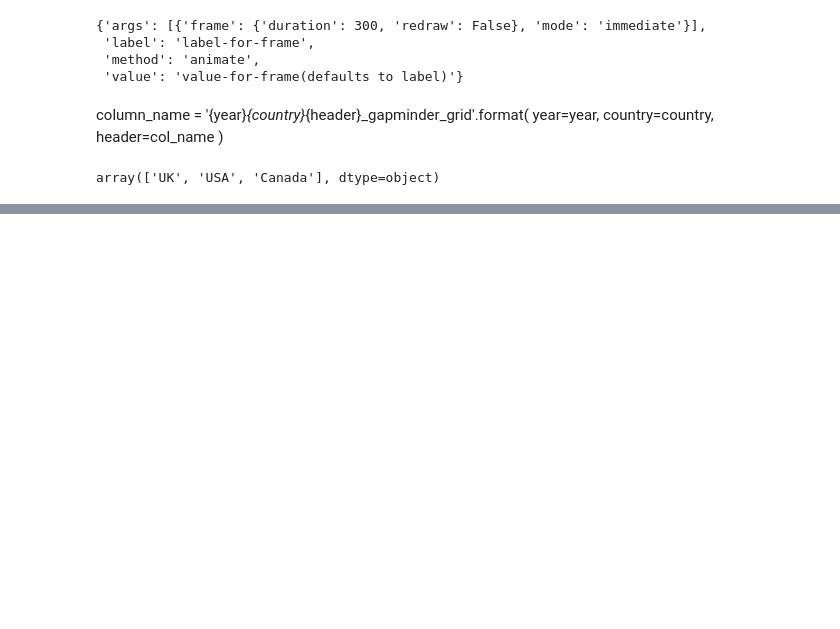
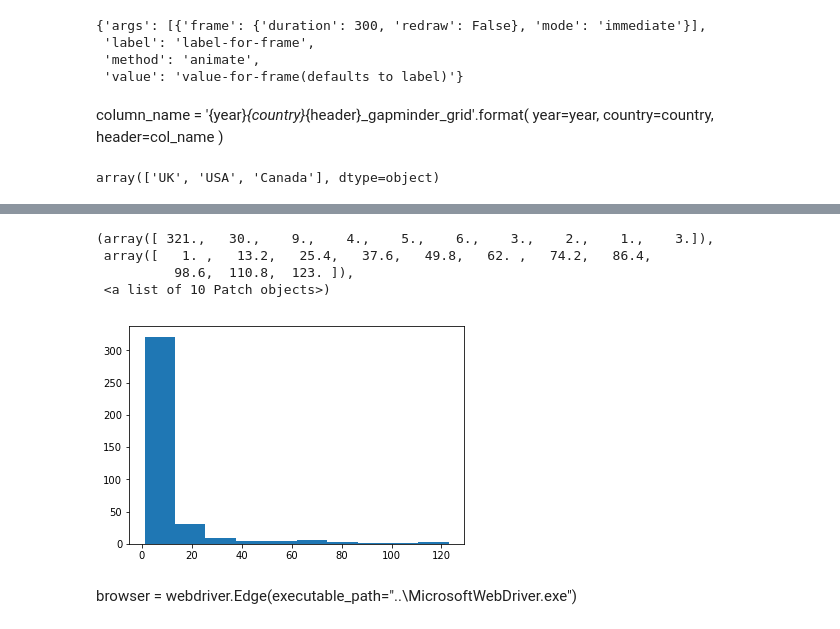
Before and after one commit to b09dan/universities_sentiment, a Jupyter notebook: parsers/corr.ipynb, the cells around one changed output, grey strips where cells are left out. Saved outputs shown, nothing was run; the diff lists cells and outputs as text; code cells hidden in the pictures; blank space fills up the shorter version.

```diff
--- a/parsers/corr.ipynb
+++ b/parsers/corr.ipynb
@@ -434,0 +478,8 @@ py.icreate_animations(figure, 'gapminder_example'+str(time.time()))
+# %%
+plt.hist(df_all.article_rating_count)
+# %% [output]
+(array([ 321.,   30.,    9.,    4.,    5.,    6.,    3.,    2.,    1.,    3.]),
+ array([   1. ,   13.2,   25.4,   37.6,   49.8,   62. ,   74.2,   86.4,
+          98.6,  110.8,  123. ]),
+ <a list of 10 Patch objects>)
+[figure, added]
@@ -434,0 +492,2 @@ py.icreate_animations(figure, 'gapminder_example'+str(time.time()))
+# %% [markdown]
+browser = webdriver.Edge(executable_path="..\\MicrosoftWebDriver.exe")
```
Also changed, not shown: parts of 13 cells of this notebook.
